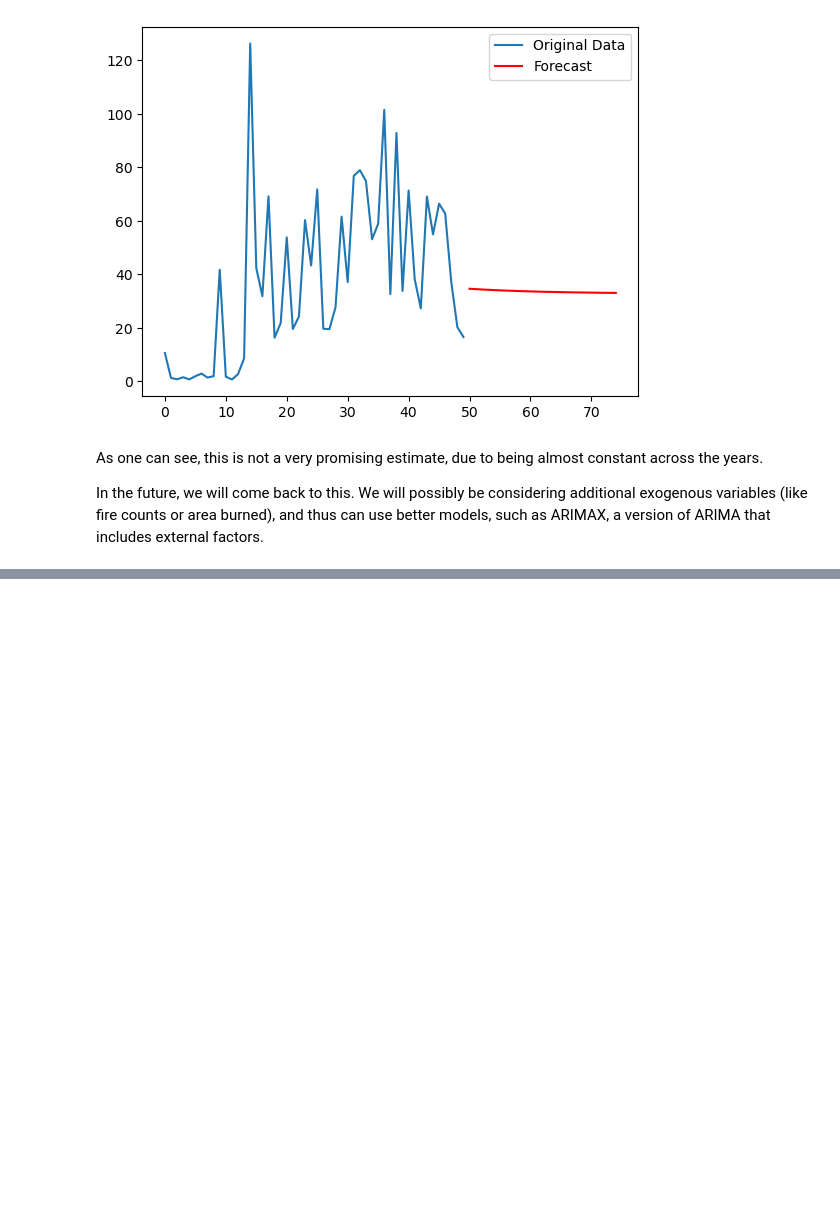
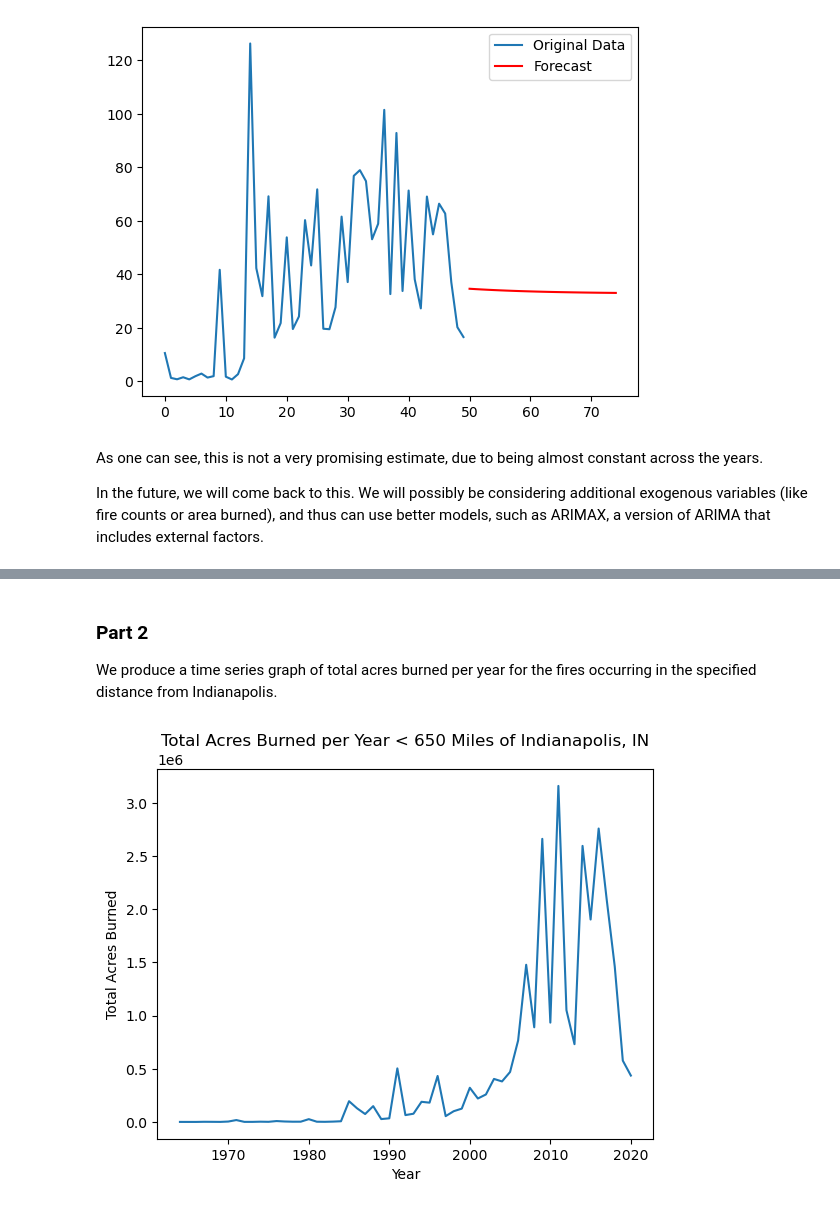
Before and after one commit to himanshunaidu/data512_project, a Jupyter notebook: wildfire_data_analysis.ipynb, the cells around one changed output, grey strips where cells are left out. Saved outputs shown, nothing was run; the diff lists cells and outputs as text; code cells hidden in the pictures; blank space fills up the shorter version.

```diff
--- a/wildfire_data_analysis.ipynb
+++ b/wildfire_data_analysis.ipynb
@@ -213,0 +246,18 @@ In the future, we will come back to this. We will possibly be considering additi
+# %% [markdown]
+### Part 2
+
+We produce a time series graph of total acres burned per year for the fires occurring in the specified distance from Indianapolis.
+# %%
+# CONSTANTS
+ACRES_COLUMN = "GIS_Acres"
+# %%
+# Group filtered_fire_features_gdf by year and sum the acres burned
+acres_burned_per_year_df = filtered_fire_features_gdf[[FIRE_YEAR_COLUMN, ACRES_COLUMN]]\
+    .groupby(FIRE_YEAR_COLUMN)[ACRES_COLUMN].sum().reset_index()
+sns.lineplot(data=acres_burned_per_year_df, x=FIRE_YEAR_COLUMN, y=ACRES_COLUMN)
+plt.title('Total Acres Burned per Year < 650 Miles of Indianapolis, IN')
+plt.xlabel('Year')
+plt.ylabel('Total Acres Burned')
+plt.show()
+# %% [output]
+[figure, added]
```
Also changed, not shown: parts of 9 cells of this notebook, 2 other files.
